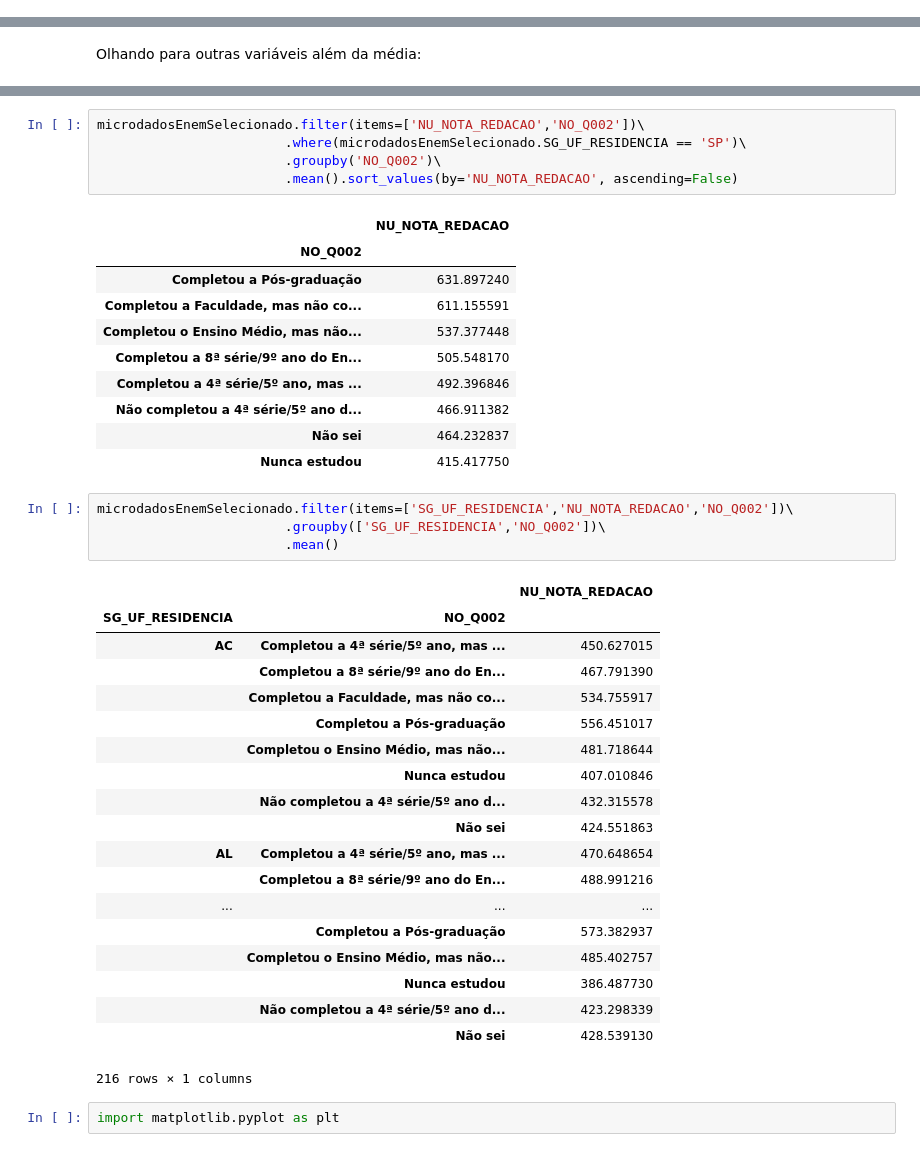
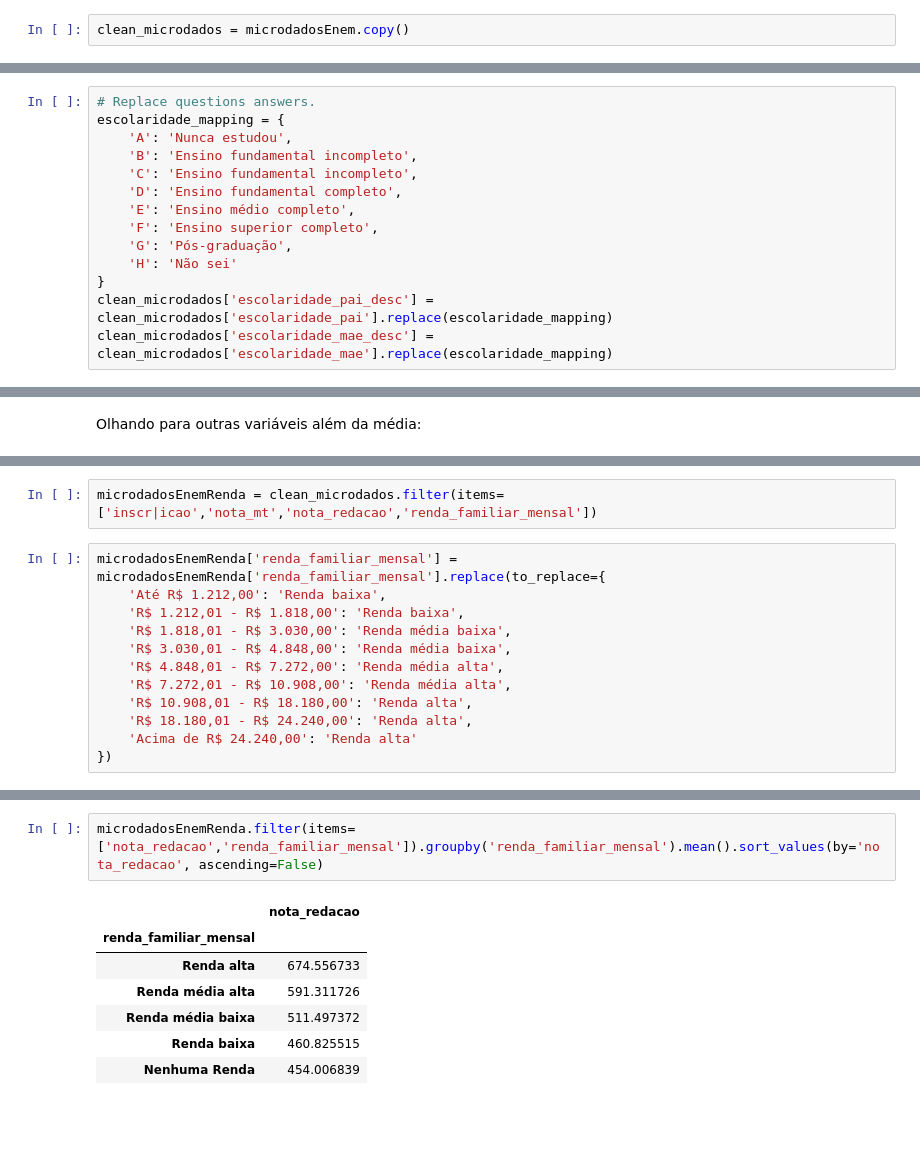
Before and after one commit to Munnizdev/Python-data-exercise, a Jupyter notebook: notebooks/análise indicadores socioeconômicos ENEM.ipynb, the cells around one changed output, grey strips where cells are left out. Saved outputs shown, nothing was run; the diff lists cells and outputs as text; blank space fills up the shorter version.

```diff
--- a/notebooks/análise indicadores socioeconômicos ENEM.ipynb
+++ b/notebooks/análise indicadores socioeconômicos ENEM.ipynb
@@ -51,0 +74,2 @@ array(['NU_INSCRICAO', 'NU_ANO', 'CO_MUNICIPIO_RESIDENCIA',
+# %%
+clean_microdados = microdadosEnem.copy()
@@ -51,0 +148,14 @@ array(['NU_INSCRICAO', 'NU_ANO', 'CO_MUNICIPIO_RESIDENCIA',
+# %%
+# Replace questions answers.
+escolaridade_mapping = {
+    'A': 'Nunca estudou',
+    'B': 'Ensino fundamental incompleto',
+    'C': 'Ensino fundamental incompleto',
+    'D': 'Ensino fundamental completo',
+    'E': 'Ensino médio completo',
+    'F': 'Ensino superior completo',
+    'G': 'Pós-graduação',
+    'H': 'Não sei'
+}
+clean_microdados['escolaridade_pai_desc'] = clean_microdados['escolaridade_pai'].replace(escolaridade_mapping)
+clean_microdados['escolaridade_mae_desc'] = clean_microdados['escolaridade_mae'].replace(escolaridade_mapping)
@@ -310,0 +426,14 @@ microdadosEnemSelecionado.head()
+# %%
+microdadosEnemRenda = clean_microdados.filter(items=['inscr|icao','nota_mt','nota_redacao','renda_familiar_mensal'])
+# %%
+microdadosEnemRenda['renda_familiar_mensal'] = microdadosEnemRenda['renda_familiar_mensal'].replace(to_replace={
+    'Até R$ 1.212,00': 'Renda baixa',
+    'R$ 1.212,01 - R$ 1.818,00': 'Renda baixa',
+    'R$ 1.818,01 - R$ 3.030,00': 'Renda média baixa',
+    'R$ 3.030,01 - R$ 4.848,00': 'Renda média baixa',
+    'R$ 4.848,01 - R$ 7.272,00': 'Renda média alta',
+    'R$ 7.272,01 - R$ 10.908,00': 'Renda média alta',
+    'R$ 10.908,01 - R$ 18.180,00': 'Renda alta',
+    'R$ 18.180,01 - R$ 24.240,00': 'Renda alta',
+    'Acima de R$ 24.240,00': 'Renda alta'
+})
@@ -327,42 +467,10 @@ microdadosEnemSelecionado.filter(items=['NU_NOTA_REDACAO','NO_Q002'])\
 # %%
-microdadosEnemSelecionado.filter(items=['NU_NOTA_REDACAO','NO_Q002'])\
-                        .where(microdadosEnemSelecionado.SG_UF_RESIDENCIA == 'SP')\
-                        .groupby('NO_Q002')\
-                        .mean().sort_values(by='NU_NOTA_REDACAO', ascending=False)
+microdadosEnemRenda.filter(items=['nota_redacao','renda_familiar_mensal']).groupby('renda_familiar_mensal').mean().sort_values(by='nota_redacao', ascending=False)
 # %% [output]
-|  | NU_NOTA_REDACAO |
-| NO_Q002 |  |
-| Completou a Pós-graduação | 631.897240 |
-| Completou a Faculdade, mas não co... | 611.155591 |
-| Completou o Ensino Médio, mas não... | 537.377448 |
-| Completou a 8ª série/9º ano do En... | 505.548170 |
-| Completou a 4ª série/5º ano, mas ... | 492.396846 |
-| Não completou a 4ª série/5º ano d... | 466.911382 |
-| Não sei | 464.232837 |
-| Nunca estudou | 415.417750 |
+|  | nota_redacao |
+| renda_familiar_mensal |  |
+| Renda alta | 674.556733 |
+| Renda média alta | 591.311726 |
+| Renda média baixa | 511.497372 |
+| Renda baixa | 460.825515 |
+| Nenhuma Renda | 454.006839 |
-# %%
-microdadosEnemSelecionado.filter(items=['SG_UF_RESIDENCIA','NU_NOTA_REDACAO','NO_Q002'])\
-                        .groupby(['SG_UF_RESIDENCIA','NO_Q002'])\
-                        .mean()
-# %% [output]
-|  |  | NU_NOTA_REDACAO |
-| SG_UF_RESIDENCIA | NO_Q002 |  |
-| AC | Completou a 4ª série/5º ano, mas ... | 450.627015 |
-|  | Completou a 8ª série/9º ano do En... | 467.791390 |
-|  | Completou a Faculdade, mas não co... | 534.755917 |
-|  | Completou a Pós-graduação | 556.451017 |
-|  | Completou o Ensino Médio, mas não... | 481.718644 |
-|  | Nunca estudou | 407.010846 |
-|  | Não completou a 4ª série/5º ano d... | 432.315578 |
-|  | Não sei | 424.551863 |
-| AL | Completou a 4ª série/5º ano, mas ... | 470.648654 |
-|  | Completou a 8ª série/9º ano do En... | 488.991216 |
-| ... | ... | ... |
-|  | Completou a Pós-graduação | 573.382937 |
-|  | Completou o Ensino Médio, mas não... | 485.402757 |
-|  | Nunca estudou | 386.487730 |
-|  | Não completou a 4ª série/5º ano d... | 423.298339 |
-|  | Não sei | 428.539130 |
-216 rows × 1 columns
-# %%
-import matplotlib.pyplot as plt
```
Also changed, not shown: parts of 64 cells of this notebook.
